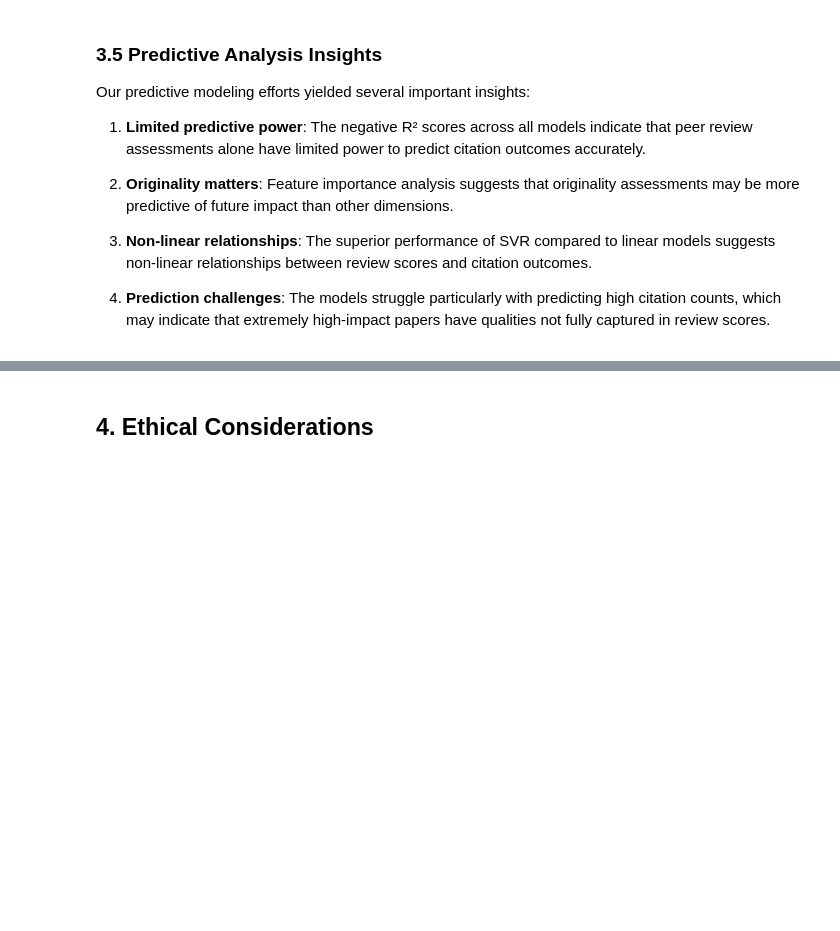
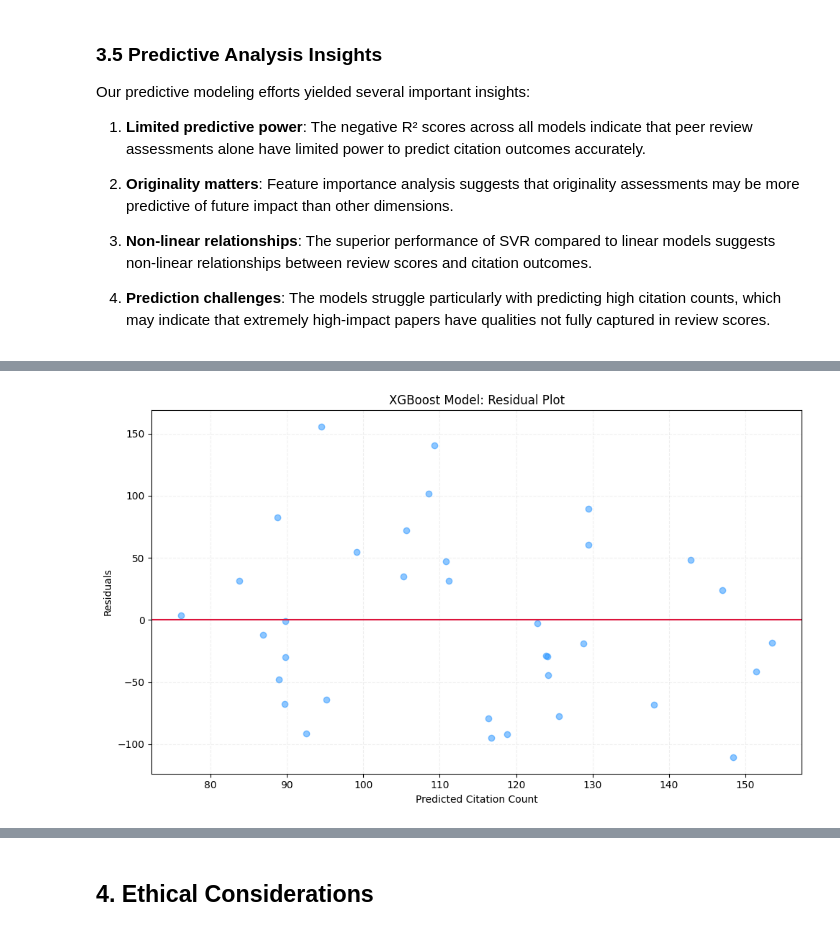
Before and after one commit to XanderZhou2022/ECE204_final, a Jupyter notebook: final_report.ipynb, the cells around one changed output, grey strips where cells are left out. Saved outputs shown, nothing was run; the diff lists cells and outputs as text; code cells hidden in the pictures; blank space fills up the shorter version.

```diff
--- a/final_report.ipynb
+++ b/final_report.ipynb
@@ -579,0 +724,13 @@ Our predictive modeling efforts yielded several important insights:
+# %%
+residuals_xgb = y_test - y_pred_tuned_xgb
+plt.figure(figsize=(10, 6))
+plt.scatter(y_pred_tuned_xgb, residuals_xgb, alpha=0.5, color='dodgerblue')
+plt.axhline(y=0, color='crimson', linestyle='-')
+plt.xlabel('Predicted Citation Count')
+plt.ylabel('Residuals')
+plt.title('XGBoost Model: Residual Plot')
+plt.grid(True, linestyle='--', alpha=0.2)
+plt.tight_layout()
+plt.show()
+# %% [output]
+[figure, added]
```
Also changed, not shown: parts of 43 cells of this notebook, 1 other file.
